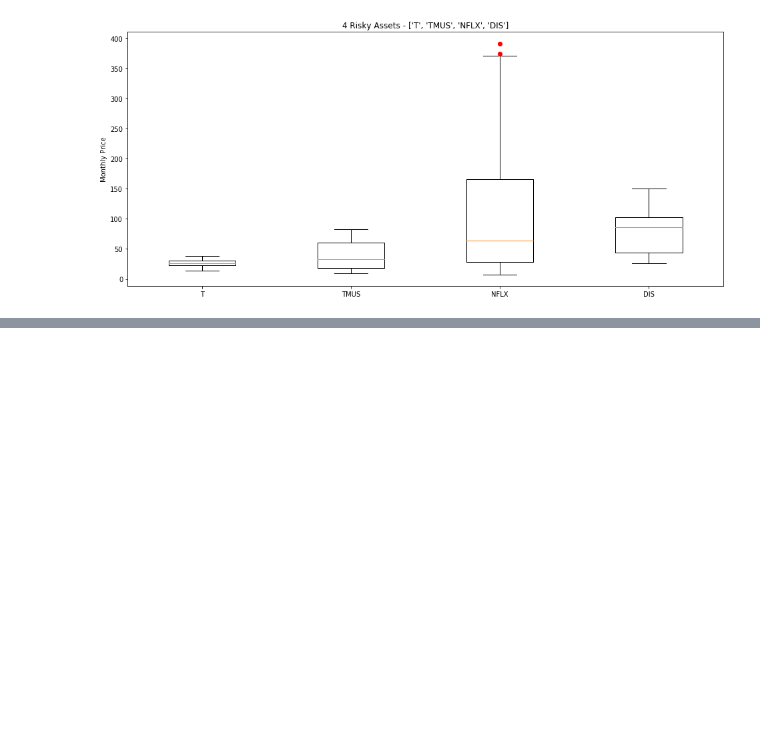
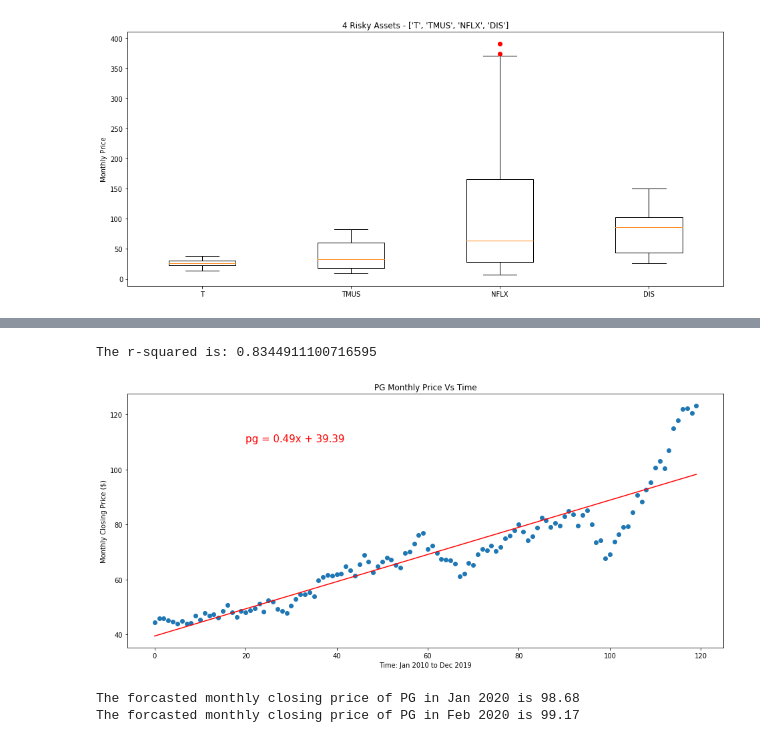
Before and after one commit to claybeaver/Group9_Project1, a Jupyter notebook: Final_notebook.ipynb, the cells around one changed output, grey strips where cells are left out. Saved outputs shown, nothing was run; the diff lists cells and outputs as text; code cells hidden in the pictures; blank space fills up the shorter version.

```diff
--- a/Final_notebook.ipynb
+++ b/Final_notebook.ipynb
@@ -1570,0 +1838,31 @@ plt.show()
+# %%
+#PG Regression
+pg_clean_df = combined_df[['Date', 'PG']]
+pg_reg_df = (pg_clean_df.drop(["Date"], axis=1)).reset_index()
+#Define x and y variables for scatter plot
+x_values = pg_reg_df["index"]
+y_values = pg_reg_df["PG"]
+(slope, intercept, rvalue, pvalue, stderr) = linregress(x_values, y_values)
+regress_values = x_values * slope + intercept
+line_eq = "pg = " + str(round(slope,2)) + "x + " + str(round(intercept,2))
+plt.scatter(x_values,y_values)
+plt.plot(x_values,regress_values,"r-")
+plt.annotate(line_eq, (20,110),fontsize=15,color="red")
+plt.xlabel("Time: Jan 2010 to Dec 2019")
+plt.ylabel("Monthly Closing Price ($)")
+plt.title("PG Monthly Price Vs Time")
+print(f"The r-squared is: {rvalue**2}")
+plt.savefig("Images/PG_ScatterPlot.png")
+plt.show()
+PG_Jan2020 = (0.49*121) + 39.39
+PG_Feb2020 = (0.49*122) + 39.39
+print(f"The forcasted monthly closing price of PG in Jan 2020 is {PG_Jan2020}")
+print(f"The forcasted monthly closing price of PG in Feb 2020 is {PG_Feb2020}")
+#the actual closing price of PG in Jan is 123.06
+#the actual closing price of PG in Feb is  112.48...
+#forecasted price for Jan is outside of std 18.83, while Feb is within
+# %% [output]
+The r-squared is: 0.8344911100716595
+[figure, added]
+The forcasted monthly closing price of PG in Jan 2020 is 98.68
+The forcasted monthly closing price of PG in Feb 2020 is 99.17
```
Also changed, not shown: parts of 58 cells of this notebook, 19 other files.
